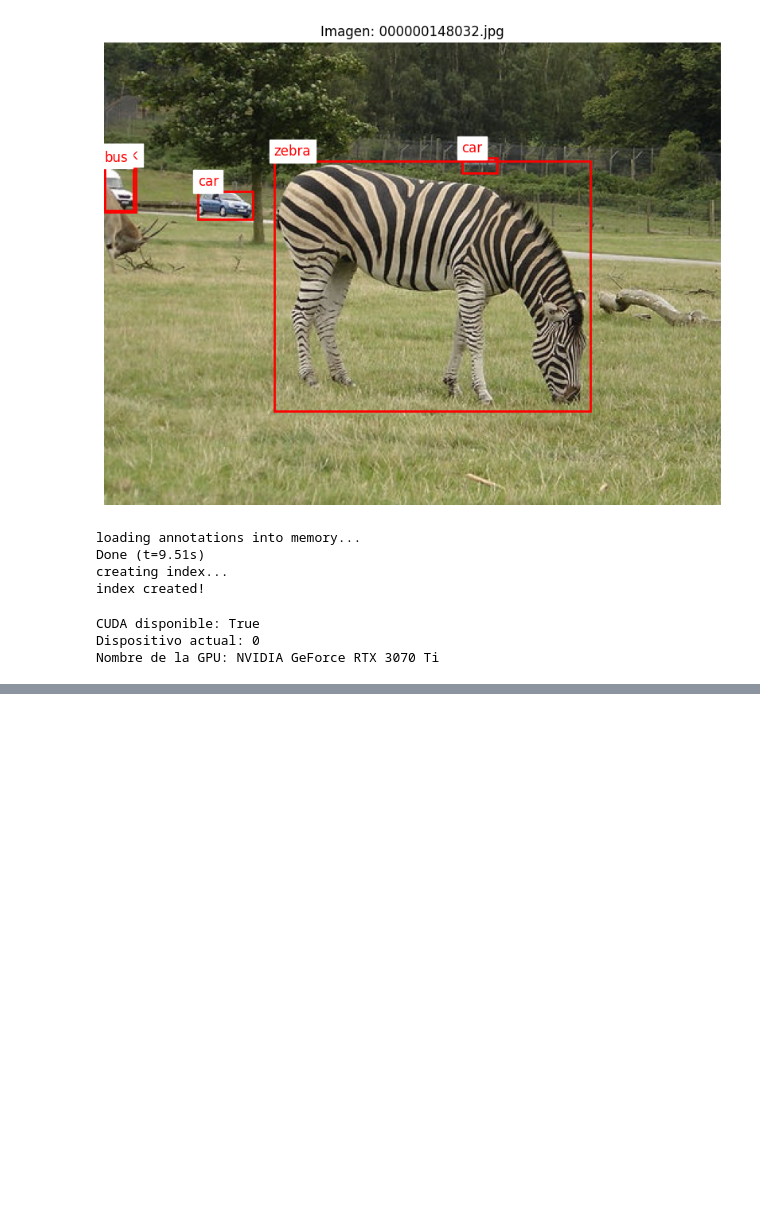
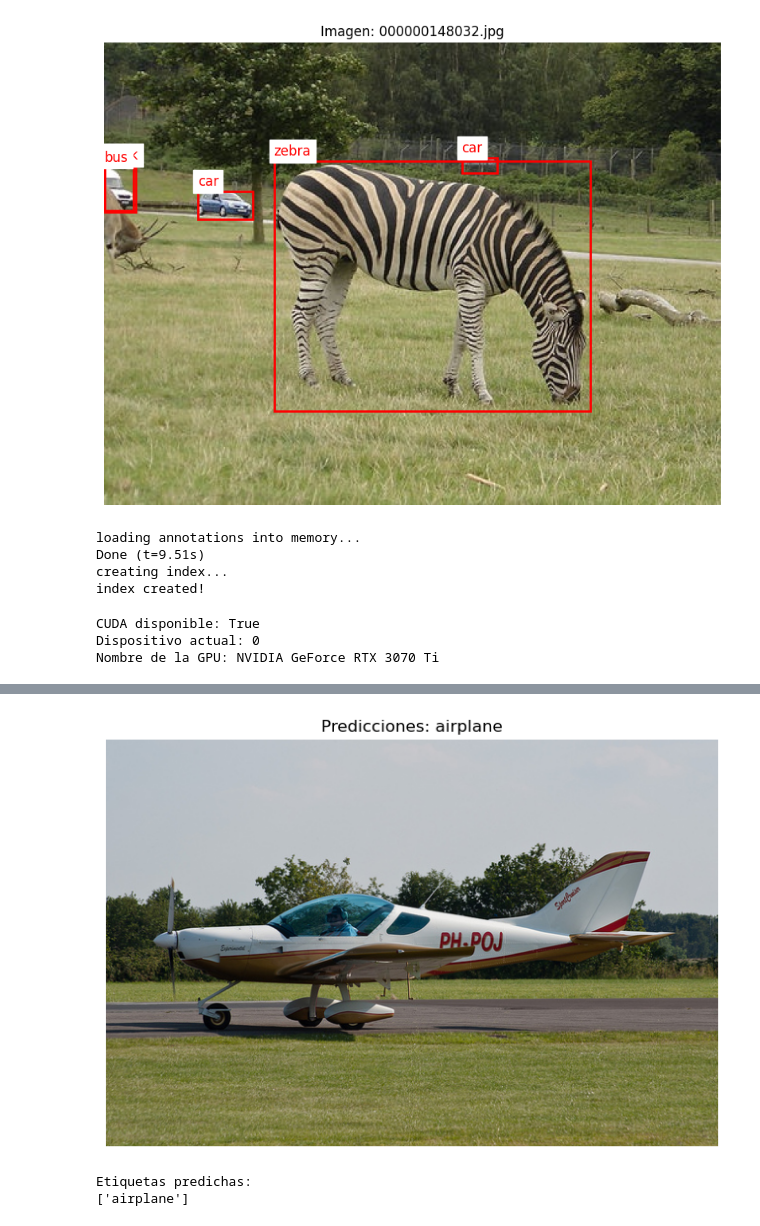
Before and after one commit to Juanja1306/EntrenamientoMultilabel, a Jupyter notebook: final_CNNCOCO.ipynb, the cells around one changed output, grey strips where cells are left out. Cells and saved outputs as stored; diff of their text form; code cells hidden in the pictures; blank space fills up the shorter version.

```diff
--- a/final_CNNCOCO.ipynb
+++ b/final_CNNCOCO.ipynb
@@ -488,3 +494,8 @@ Epoch [4/10], Loss: 0.044119897477438885
+# %%
+# Crear un mapeo de índice a ID de categoría
+id_to_index = {cat['id']: i for i, cat in enumerate(categories)}  # De COCO ID a índice
+index_to_id = {v: k for k, v in id_to_index.items()}  # De índice a COCO ID
+category_names = {cat['id']: cat['name'] for cat in categories}  # De COCO ID a nombre
 # %%
 def predict(image_path, model, coco):
     model.eval()  # Poner el modelo en modo evaluación
@@ -511,0 +539,41 @@ print(predicted_labels)
+# %%
+import matplotlib.pyplot as plt
+from PIL import Image
+
+def predict_and_show(image_path, model, coco):
+    model.eval()  # Poner el modelo en modo evaluación
+    image = datasets.folder.default_loader(image_path)  # Cargar la imagen
+    image_transformed = transform(image).unsqueeze(0).to(device)  # Aplicar transformaciones
+
+    with torch.no_grad():
+        outputs = model(image_transformed)  # Inferencia
+
+    # Aplicar sigmoid para obtener probabilidades
+    probs = torch.sigmoid(outputs).cpu().numpy()
+
+    # Obtener los índices predichos (según el mapeo del modelo)
+    predicted_indices = [i for i, p in enumerate(probs[0]) if p > 0.5]
+
+    # Convertir índices a IDs de categoría (usando el mapeo index_to_id)
+    predicted_ids = [index_to_id[i] for i in predicted_indices]
+
+    # Obtener los nombres de las categorías
+    labels = [category_names[cat_id] for cat_id in predicted_ids]
+
+    # Mostrar la imagen con las etiquetas predichas
+    plt.figure(figsize=(8, 8))
+    plt.imshow(image)  # Mostrar la imagen
+    plt.axis('off')  # Quitar ejes
+    plt.title(f"Predicciones: {', '.join(labels)}", fontsize=12)  # Agregar las etiquetas como título
+    plt.show()
+
+    return labels
+# %%
+image_path = "F:/Train_IA/train2017/train2017/000000290911.jpg"  # Cambia a la ruta de tu imagen
+predicted_labels = predict_and_show(image_path, model, coco)
+print("Etiquetas predichas:")
+print(predicted_labels)
+# %% [output]
+[figure, added]
+Etiquetas predichas:
+['airplane']
```
Also changed, not shown: parts of 3 cells of this notebook.
